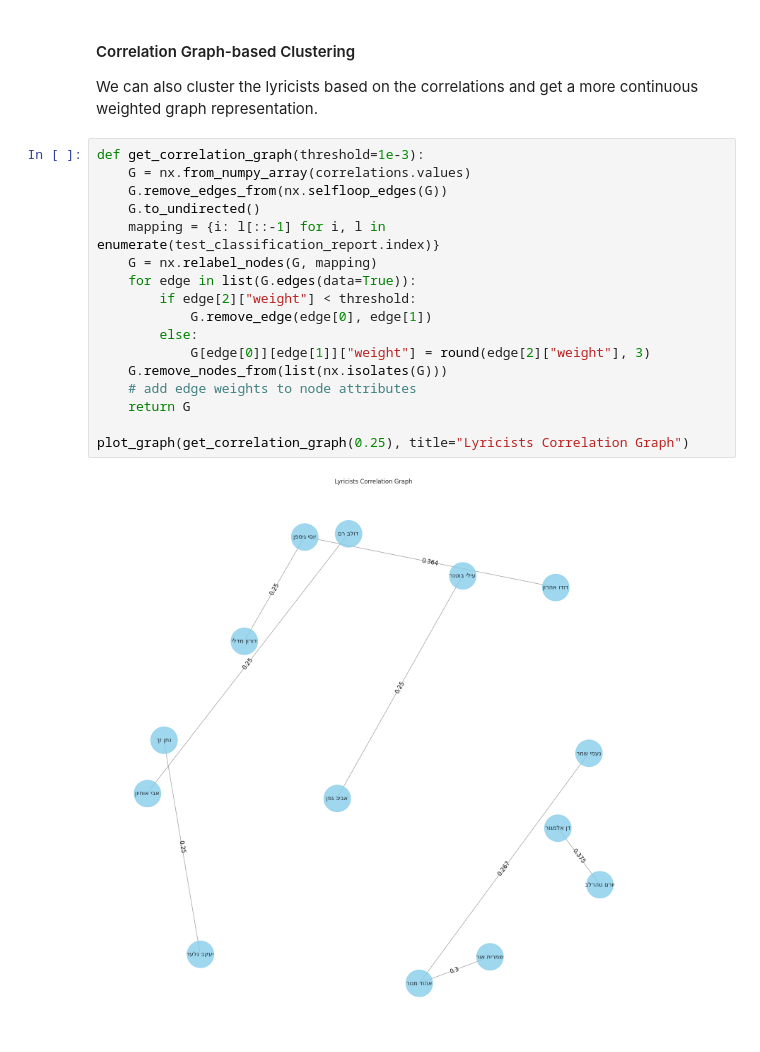
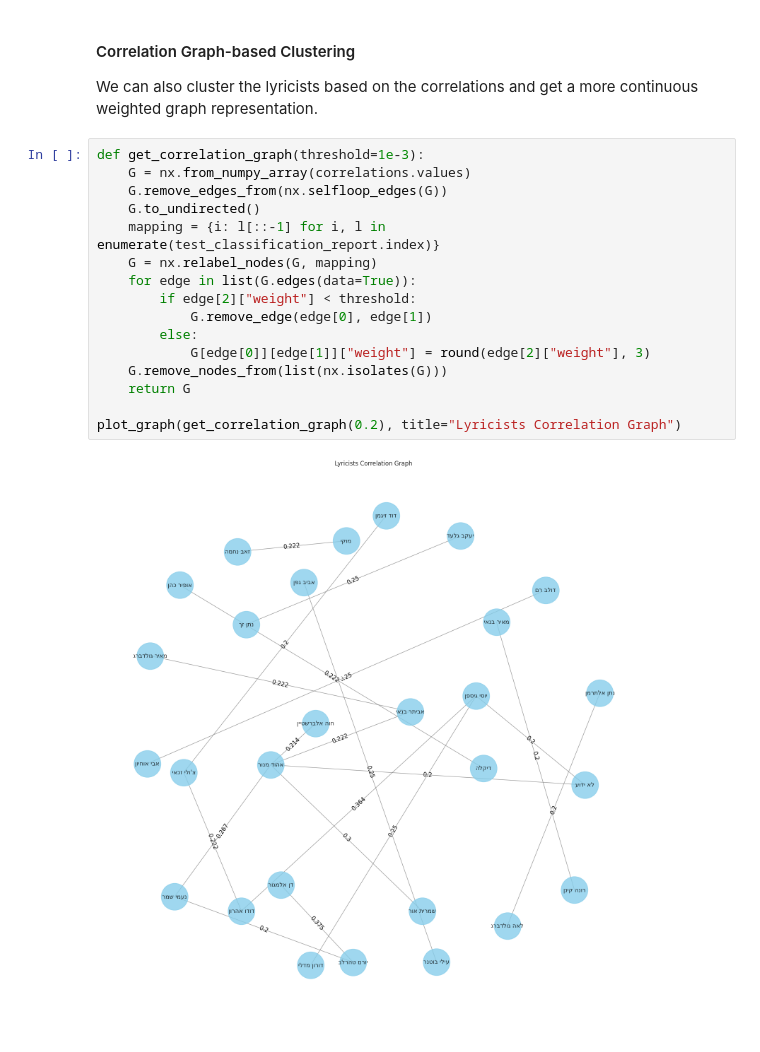
Before and after one commit to Bidusa-Kashani/MelodyMaster, a Jupyter notebook: 06 - AlephBERT/06 - AlephBERT.ipynb, the cells around one changed output. Saved outputs shown, nothing was run; the diff lists cells and outputs as text.

```diff
--- a/06 - AlephBERT/06 - AlephBERT.ipynb
+++ b/06 - AlephBERT/06 - AlephBERT.ipynb
@@ -379,19 +379,18 @@ We can also cluster the lyricists based on the correlations and get a more conti
 # %%
 def get_correlation_graph(threshold=1e-3):
     G = nx.from_numpy_array(correlations.values)
     G.remove_edges_from(nx.selfloop_edges(G))
     G.to_undirected()
     mapping = {i: l[::-1] for i, l in enumerate(test_classification_report.index)}
     G = nx.relabel_nodes(G, mapping)
     for edge in list(G.edges(data=True)):
         if edge[2]["weight"] < threshold:
             G.remove_edge(edge[0], edge[1])
         else:
             G[edge[0]][edge[1]]["weight"] = round(edge[2]["weight"], 3)
     G.remove_nodes_from(list(nx.isolates(G)))
-    # add edge weights to node attributes
     return G
 
-plot_graph(get_correlation_graph(0.25), title="Lyricists Correlation Graph")
+plot_graph(get_correlation_graph(0.2), title="Lyricists Correlation Graph")
 # %% [output]
-[figure, old version]
+[figure, new version]
```
Also changed, not shown: 4 other files.
